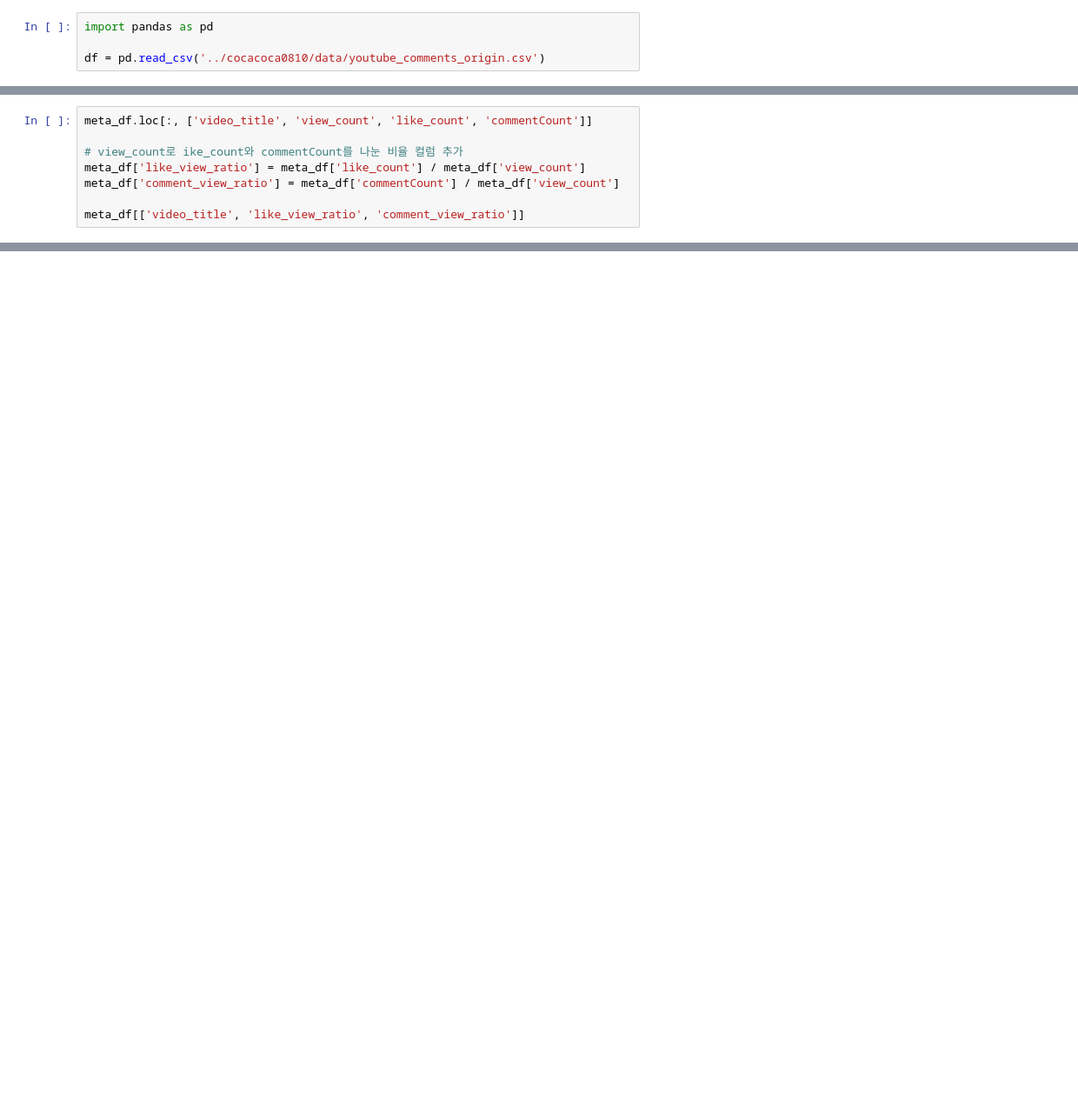
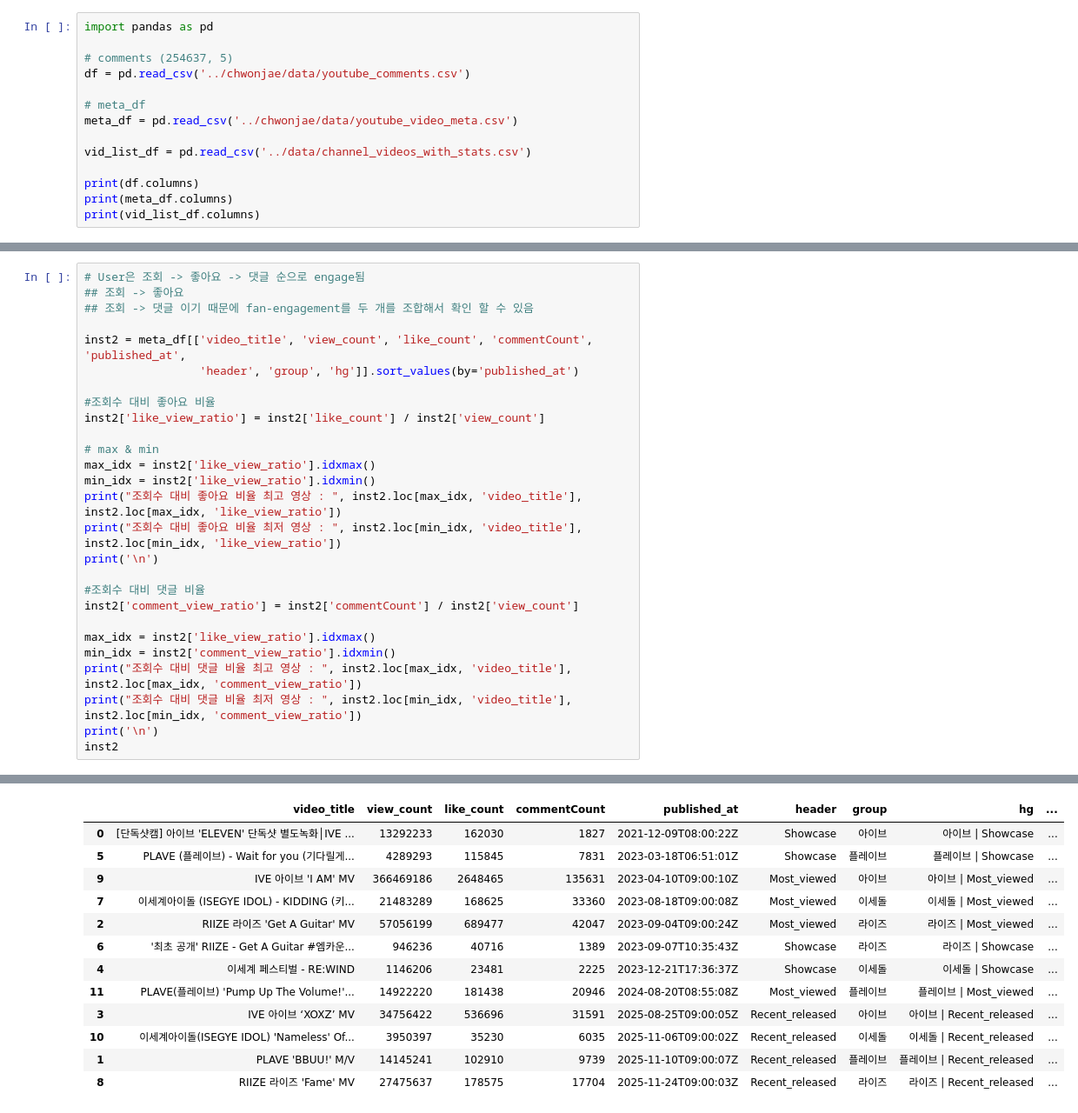
Before and after one commit to PotenUP3-DA-Team4/DA_AI_Jobs, a Jupyter notebook: pandapear557/02_EDA.ipynb, the cells around one changed output, grey strips where cells are left out. Shown at 87% size. Drawn from its saved outputs; the diff is of its cells as text; blank space fills up the shorter version.

```diff
--- a/pandapear557/02_EDA.ipynb
+++ b/pandapear557/02_EDA.ipynb
@@ -1,4 +1,14 @@
 # %%
 import pandas as pd
 
-df = pd.read_csv('../cocacoca0810/data/youtube_comments_origin.csv')
+# comments (254637, 5)
+df = pd.read_csv('../chwonjae/data/youtube_comments.csv')
+
+# meta_df
+meta_df = pd.read_csv('../chwonjae/data/youtube_video_meta.csv')
+
+vid_list_df = pd.read_csv('../data/channel_videos_with_stats.csv')
+
+print(df.columns)
+print(meta_df.columns)
+print(vid_list_df.columns)
@@ -29,8 +64,0 @@ print(meta_df.head())
-# %%
-meta_df.loc[:, ['video_title', 'view_count', 'like_count', 'commentCount']]
-
-# view_count로 ike_count와 commentCount를 나눈 비율 컬럼 추가
-meta_df['like_view_ratio'] = meta_df['like_count'] / meta_df['view_count']
-meta_df['comment_view_ratio'] = meta_df['commentCount'] / meta_df['view_count']
-
-meta_df[['video_title', 'like_view_ratio', 'comment_view_ratio']]
@@ -50,0 +83,28 @@ meta_df[['video_title', 'like_view_ratio', 'comment_view_ratio']]
+# %%
+# User은 조회 -> 좋아요 -> 댓글 순으로 engage됨
+## 조회 -> 좋아요
+## 조회 -> 댓글 이기 때문에 fan-engagement를 두 개를 조합해서 확인 할 수 있음
+
+inst2 = meta_df[['video_title', 'view_count', 'like_count', 'commentCount', 'published_at',
+                 'header', 'group', 'hg']].sort_values(by='published_at')
+
+#조회수 대비 좋아요 비율
+inst2['like_view_ratio'] = inst2['like_count'] / inst2['view_count']
+
+# max & min
+max_idx = inst2['like_view_ratio'].idxmax()
+min_idx = inst2['like_view_ratio'].idxmin()
+print("조회수 대비 좋아요 비율 최고 영상 : ", inst2.loc[max_idx, 'video_title'], inst2.loc[max_idx, 'like_view_ratio'])
+print("조회수 대비 좋아요 비율 최저 영상 : ", inst2.loc[min_idx, 'video_title'], inst2.loc[min_idx, 'like_view_ratio'])
+print('\n')
+
+#조회수 대비 댓글 비율
+inst2['comment_view_ratio'] = inst2['commentCount'] / inst2['view_count']
+
+max_idx = inst2['like_view_ratio'].idxmax()
+min_idx = inst2['comment_view_ratio'].idxmin()
+print("조회수 대비 댓글 비율 최고 영상 : ", inst2.loc[max_idx, 'video_title'], inst2.loc[max_idx, 'comment_view_ratio'])
+print("조회수 대비 댓글 비율 최저 영상 : ", inst2.loc[min_idx, 'video_title'], inst2.loc[min_idx, 'comment_view_ratio'])
+print('\n')
+inst2
+# %% [output]
@@ -50,0 +117,13 @@ meta_df[['video_title', 'like_view_ratio', 'comment_view_ratio']]
+|  | video_title | view_count | like_count | commentCount | published_at | header | group | hg | ... |
+| 0 | [단독샷캠] 아이브 'ELEVEN' 단독샷 별도녹화│IVE ... | 13292233 | 162030 | 1827 | 2021-12-09T08:00:22Z | Showcase | 아이브 | 아이브 | Showcase | ... |
+| 5 | PLAVE (플레이브) - Wait for you (기다릴게... | 4289293 | 115845 | 7831 | 2023-03-18T06:51:01Z | Showcase | 플레이브 | 플레이브 | Showcase | ... |
+| 9 | IVE 아이브 'I AM' MV | 366469186 | 2648465 | 135631 | 2023-04-10T09:00:10Z | Most_viewed | 아이브 | 아이브 | Most_viewed | ... |
+| 7 | 이세계아이돌 (ISEGYE IDOL) - KIDDING (키... | 21483289 | 168625 | 33360 | 2023-08-18T09:00:08Z | Most_viewed | 이세돌 | 이세돌 | Most_viewed | ... |
+| 2 | RIIZE 라이즈 'Get A Guitar' MV | 57056199 | 689477 | 42047 | 2023-09-04T09:00:24Z | Most_viewed | 라이즈 | 라이즈 | Most_viewed | ... |
+| 6 | '최초 공개' RIIZE - Get A Guitar #엠카운... | 946236 | 40716 | 1389 | 2023-09-07T10:35:43Z | Showcase | 라이즈 | 라이즈 | Showcase | ... |
+| 4 | 이세계 페스티벌 - RE:WIND | 1146206 | 23481 | 2225 | 2023-12-21T17:36:37Z | Showcase | 이세돌 | 이세돌 | Showcase | ... |
+| 11 | PLAVE(플레이브) 'Pump Up The Volume!'... | 14922220 | 181438 | 20946 | 2024-08-20T08:55:08Z | Most_viewed | 플레이브 | 플레이브 | Most_viewed | ... |
+| 3 | IVE 아이브 ‘XOXZ’ MV | 34756422 | 536696 | 31591 | 2025-08-25T09:00:05Z | Recent_released | 아이브 | 아이브 | Recent_released | ... |
+| 10 | 이세계아이돌(ISEGYE IDOL) 'Nameless' Of... | 3950397 | 35230 | 6035 | 2025-11-06T09:00:02Z | Recent_released | 이세돌 | 이세돌 | Recent_released | ... |
+| 1 | PLAVE 'BBUU!' M/V | 14145241 | 102910 | 9739 | 2025-11-10T09:00:07Z | Recent_released | 플레이브 | 플레이브 | Recent_released | ... |
+| 8 | RIIZE 라이즈 'Fame' MV | 27475637 | 178575 | 17704 | 2025-11-24T09:00:03Z | Recent_released | 라이즈 | 라이즈 | Recent_released | ... |
```
Also changed, not shown: parts of 14 cells of this notebook, 3 other files.
